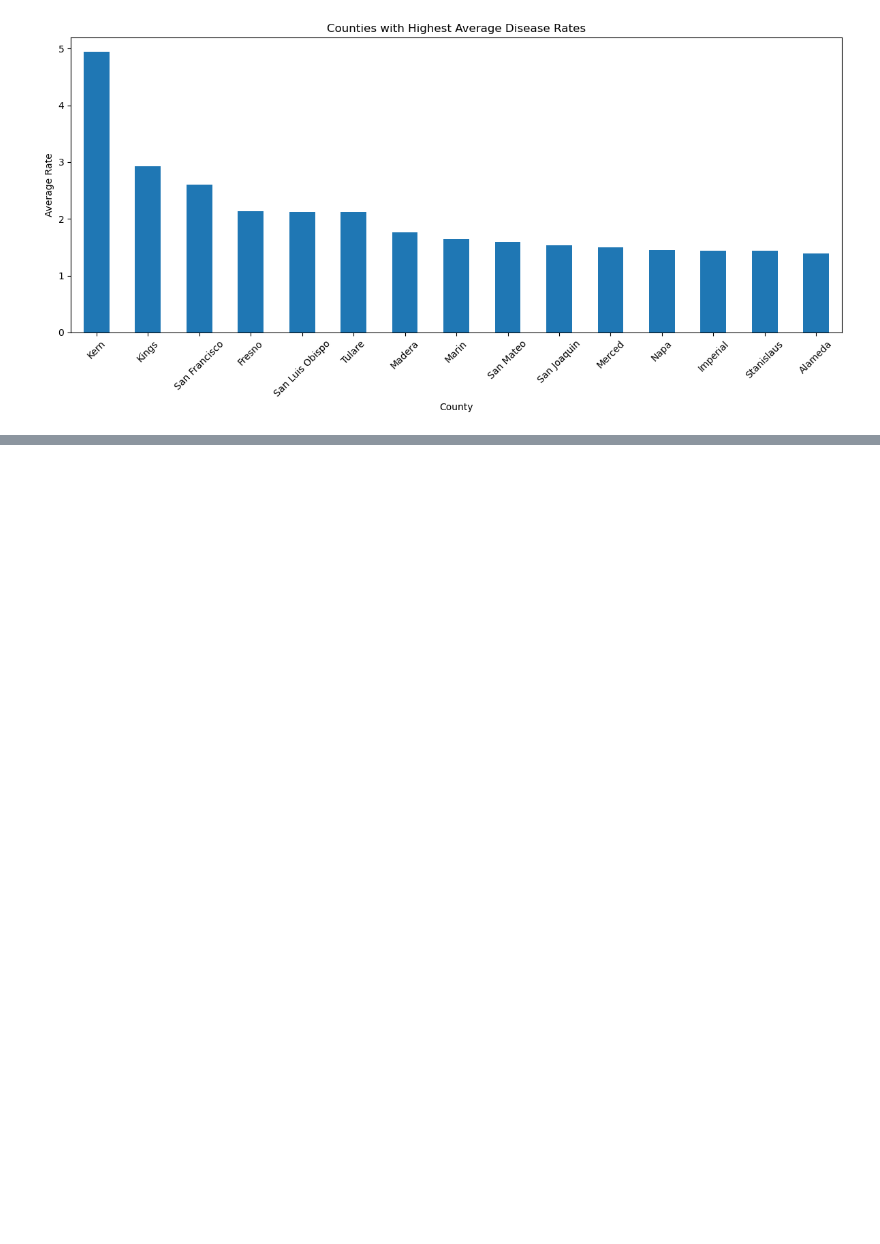
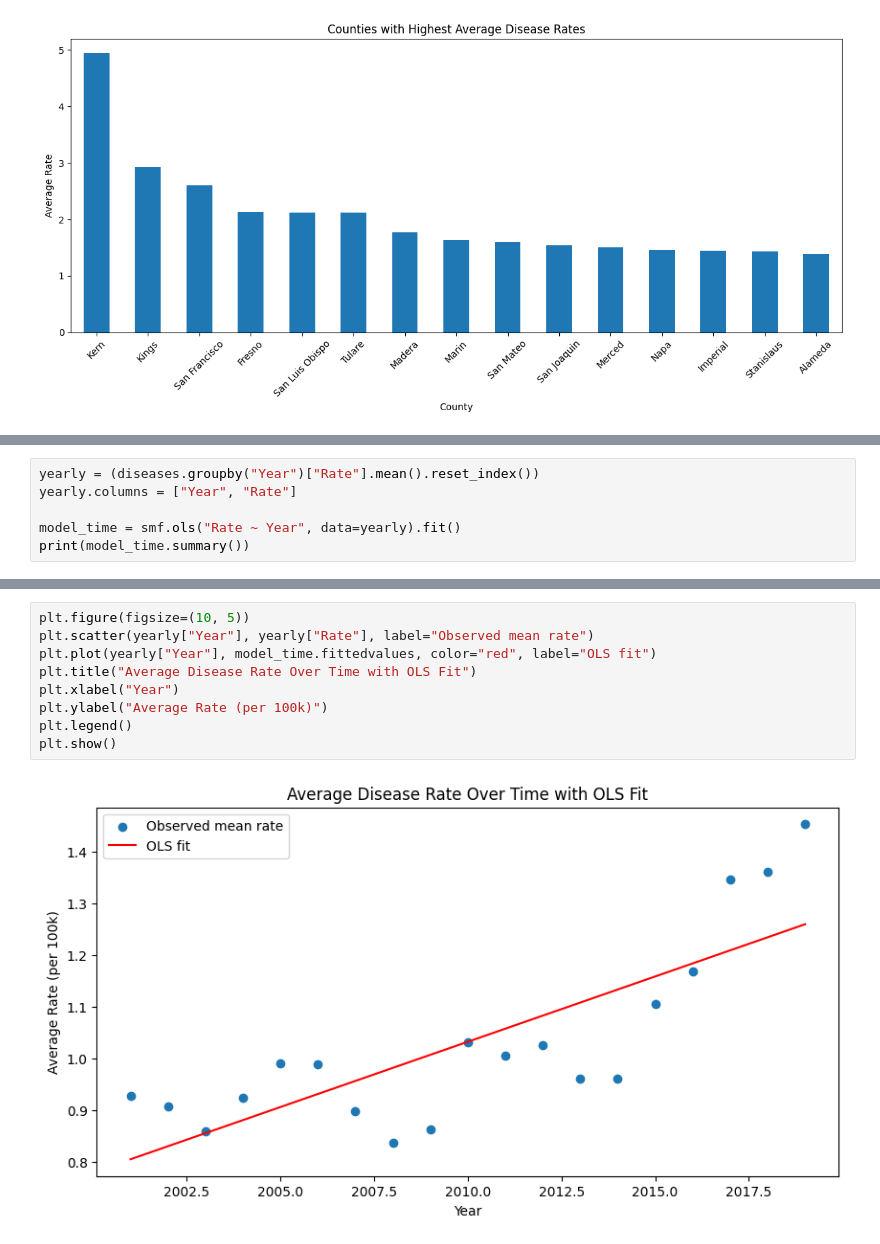
Before and after one commit to kzambani/math189final, a Jupyter notebook: main.ipynb, the cells around one changed output, grey strips where cells are left out. Cells and saved outputs as stored; diff of their text form; blank space fills up the shorter version.

```diff
--- a/main.ipynb
+++ b/main.ipynb
@@ -428,0 +468,6 @@ plt.show()
+# %%
+yearly = (diseases.groupby("Year")["Rate"].mean().reset_index())
+yearly.columns = ["Year", "Rate"]
+
+model_time = smf.ols("Rate ~ Year", data=yearly).fit()
+print(model_time.summary())
@@ -428,0 +492,11 @@ plt.show()
+# %%
+plt.figure(figsize=(10, 5))
+plt.scatter(yearly["Year"], yearly["Rate"], label="Observed mean rate")
+plt.plot(yearly["Year"], model_time.fittedvalues, color="red", label="OLS fit")
+plt.title("Average Disease Rate Over Time with OLS Fit")
+plt.xlabel("Year")
+plt.ylabel("Average Rate (per 100k)")
+plt.legend()
+plt.show()
+# %% [output]
+[figure, added]
```
Also changed, not shown: parts of 33 cells of this notebook.
